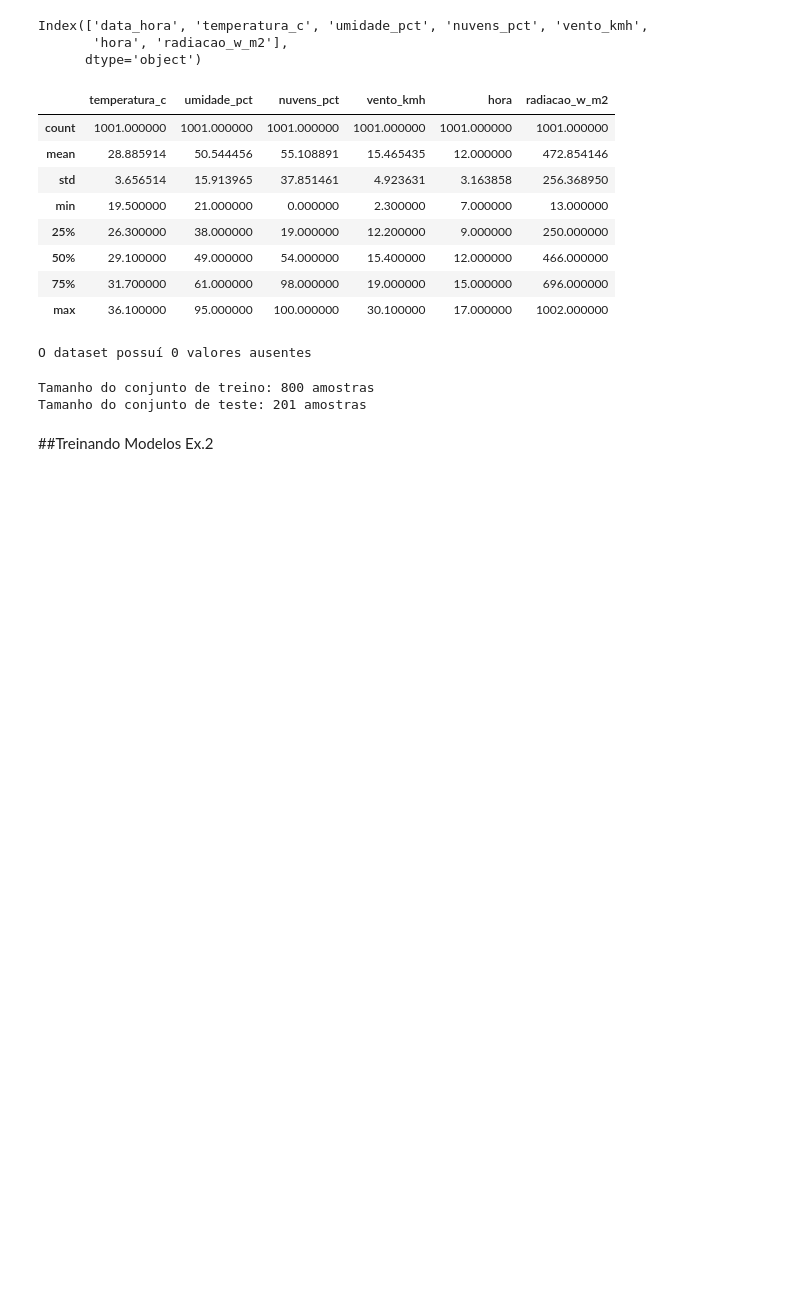
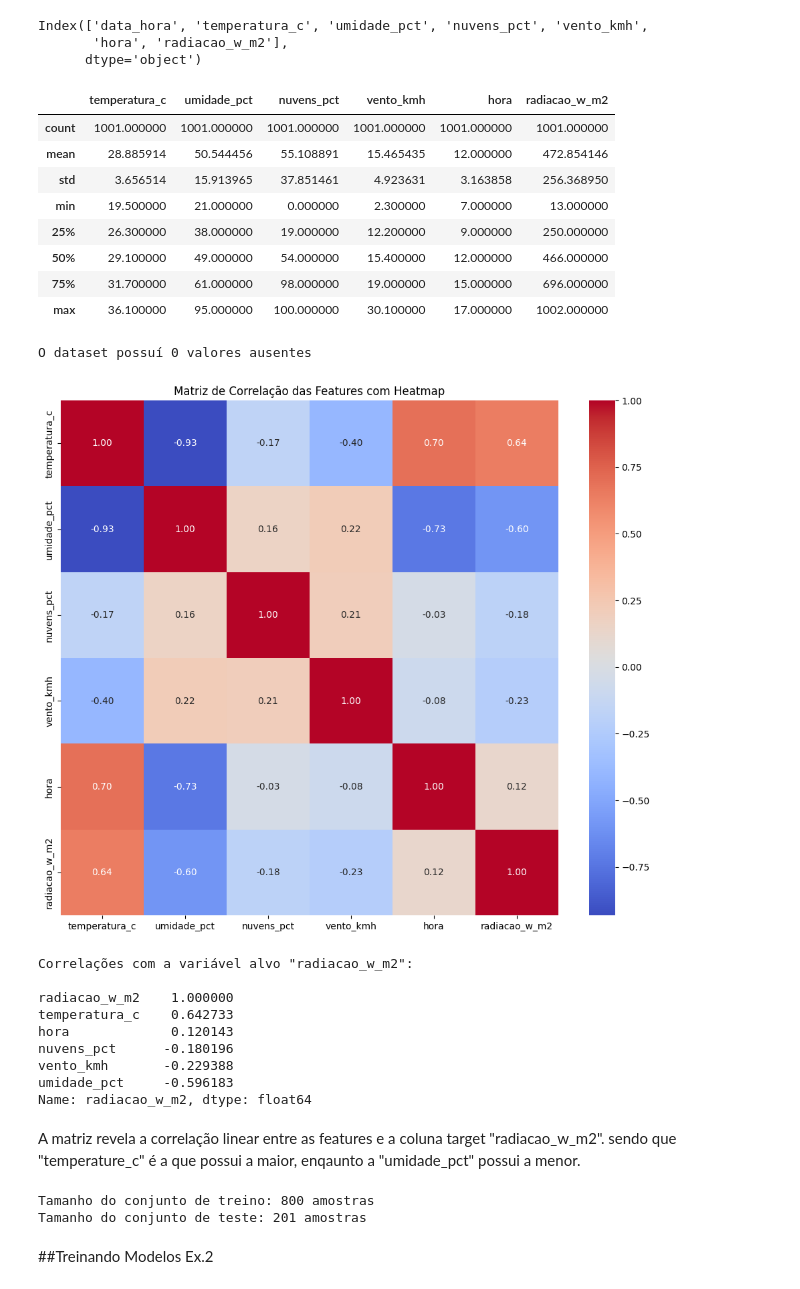
Before and after one commit to leofigueredo2008-beep/CHECKPOINT2_SERS_1CCPG, a Jupyter notebook: Checkpoint2_SERS.ipynb, the cells around one changed output. Drawn from its saved outputs; the diff is of its cells as text; code cells hidden in the pictures; blank space fills up the shorter version.

```diff
--- a/Checkpoint2_SERS.ipynb
+++ b/Checkpoint2_SERS.ipynb
@@ -353,6 +355,33 @@ valores_ausentes = dados2.isnull().sum().sum()
 print(f"O dataset possuí {valores_ausentes} valores ausentes")
 # %% [output]
 O dataset possuí 0 valores ausentes
+# %%
+# Calcular a matriz de correlação
+correlation_matrix = dados2.corr(numeric_only=True)
+
+# Display do heatmap
+plt.figure(figsize=(12, 10))
+sb.heatmap(correlation_matrix, annot=True, cmap='coolwarm', fmt='.2f')
+plt.title('Matriz de Correlação das Features com Heatmap')
+plt.show()
+
+# Retornar correlações da variável 'radiacao_w_m2' e ordenar elas
+radiacao_correlations = correlation_matrix['radiacao_w_m2'].sort_values(ascending=False)
+print('\nCorrelações com a variável alvo "radiacao_w_m2":\n')
+print(radiacao_correlations)
+# %% [output]
+[figure, added]
+Correlações com a variável alvo "radiacao_w_m2":
+
+radiacao_w_m2    1.000000
+temperatura_c    0.642733
+hora             0.120143
+nuvens_pct      -0.180196
+vento_kmh       -0.229388
+umidade_pct     -0.596183
+Name: radiacao_w_m2, dtype: float64
+# %% [markdown]
+A matriz revela a correlação linear entre as features e a coluna target "radiacao_w_m2". sendo que "temperature_c" é a que possui a maior, enqaunto a "umidade_pct" possui a menor.
 # %%
 '''Mantenha as linhas em ordem de data_hora: use aproximadamente 80% das primeiras horas para treino e as 20% finais para teste.
 Evite embaralhar as horas. Ajuste transformações apenas com o treino.'''
```
Also changed, not shown: parts of 8 cells of this notebook.
